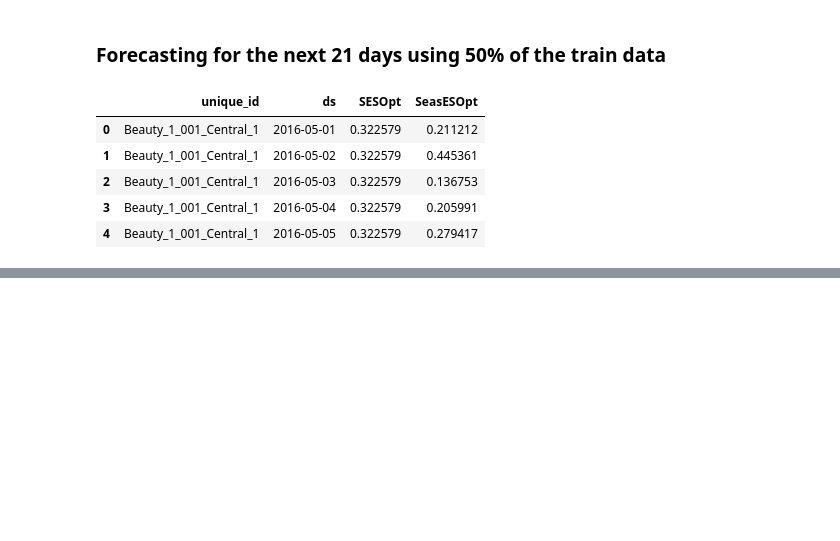
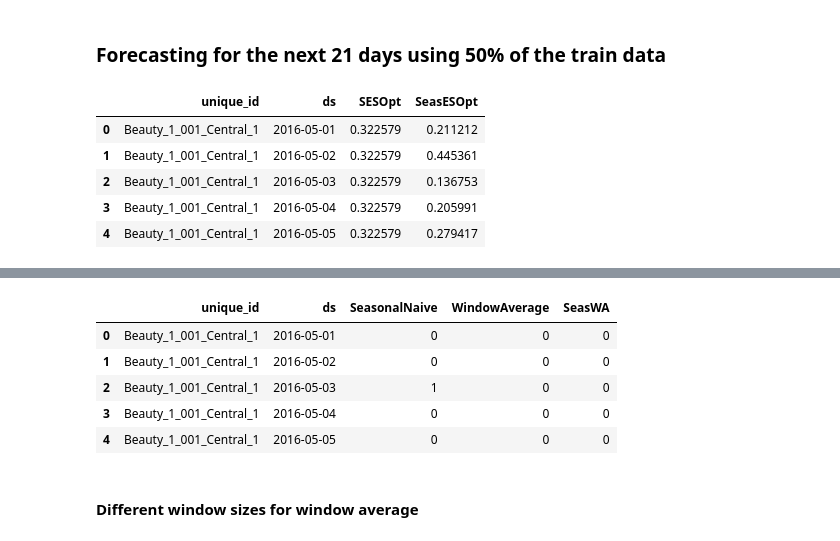
Before and after one commit to TristanKoh/ads-final-project, a Jupyter notebook: code/naive_baseline_models.ipynb, the cells around one changed output, grey strips where cells are left out. Cells and saved outputs as stored; diff of their text form; code cells hidden in the pictures; blank space fills up the shorter version.

```diff
--- a/code/naive_baseline_models.ipynb
+++ b/code/naive_baseline_models.ipynb
@@ -287,0 +410,10 @@ df_SeasESOpt = convert_to_sub_csv(p_3_forecast, "SeasESOpt")
+# %%
+p_5_forecast[["SeasonalNaive", "WindowAverage", "SeasWA"]] = p_5_forecast[["SeasonalNaive", "WindowAverage", "SeasWA"]].apply(round_positive)
+p_5_forecast.head()
+# %% [output]
+|  | unique_id | ds | SeasonalNaive | WindowAverage | SeasWA |
+| 0 | Beauty_1_001_Central_1 | 2016-05-01 | 0 | 0 | 0 |
+| 1 | Beauty_1_001_Central_1 | 2016-05-02 | 0 | 0 | 0 |
+| 2 | Beauty_1_001_Central_1 | 2016-05-03 | 1 | 0 | 0 |
+| 3 | Beauty_1_001_Central_1 | 2016-05-04 | 0 | 0 | 0 |
+| 4 | Beauty_1_001_Central_1 | 2016-05-05 | 0 | 0 | 0 |
@@ -287,0 +423,2 @@ df_SeasESOpt = convert_to_sub_csv(p_3_forecast, "SeasESOpt")
+# %% [markdown]
+#### Different window sizes for window average
```
Also changed, not shown: parts of 52 cells of this notebook.
